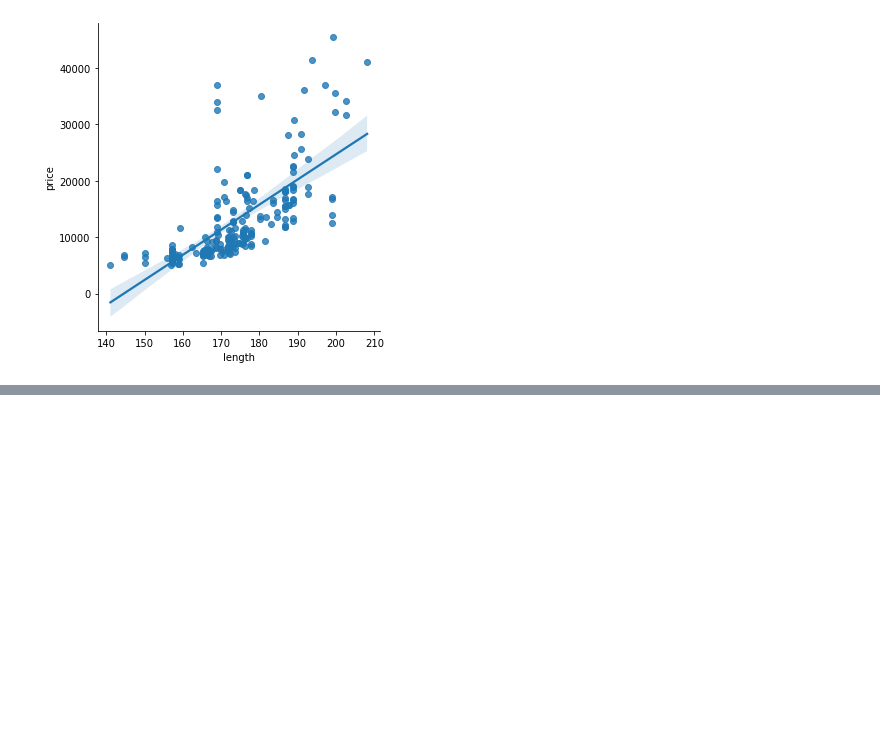
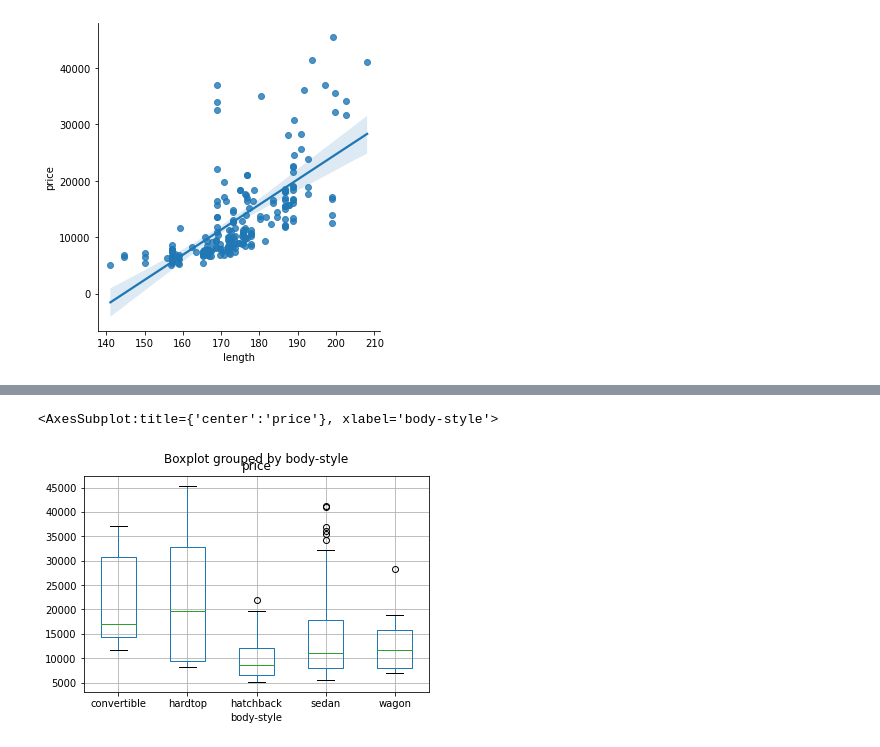
Before and after one commit to kashishjais/Machine-Learning, a Jupyter notebook: supervised/multiple_linear_reg.ipynb, the cells around one changed output, grey strips where cells are left out. Cells and saved outputs as stored; diff of their text form; code cells hidden in the pictures; blank space fills up the shorter version.

```diff
--- a/supervised/multiple_linear_reg.ipynb
+++ b/supervised/multiple_linear_reg.ipynb
@@ -149,0 +211,5 @@ sns.lmplot(x='length',y='price',data=df)
+# %%
+df.boxplot(column='price',by='body-style')
+# %% [output]
+<AxesSubplot:title={'center':'price'}, xlabel='body-style'>
+[figure, added]
```
Also changed, not shown: parts of 20 cells of this notebook.
